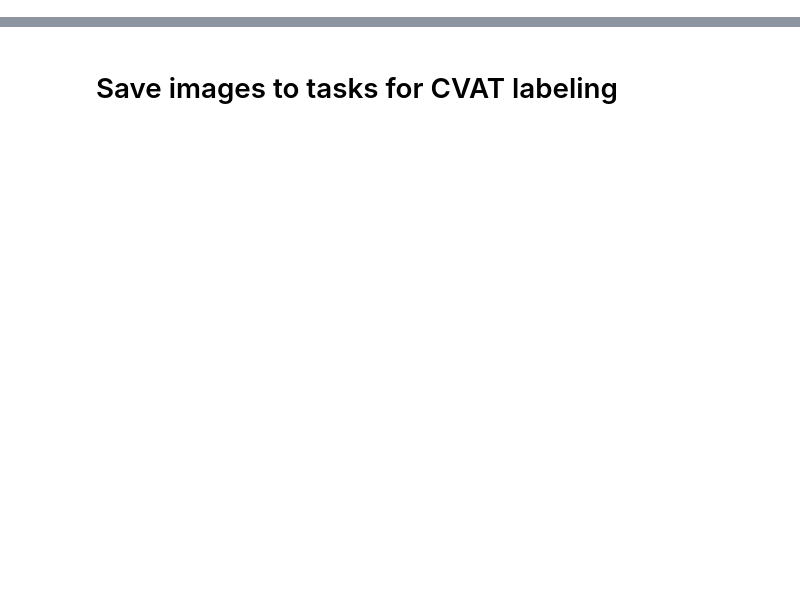
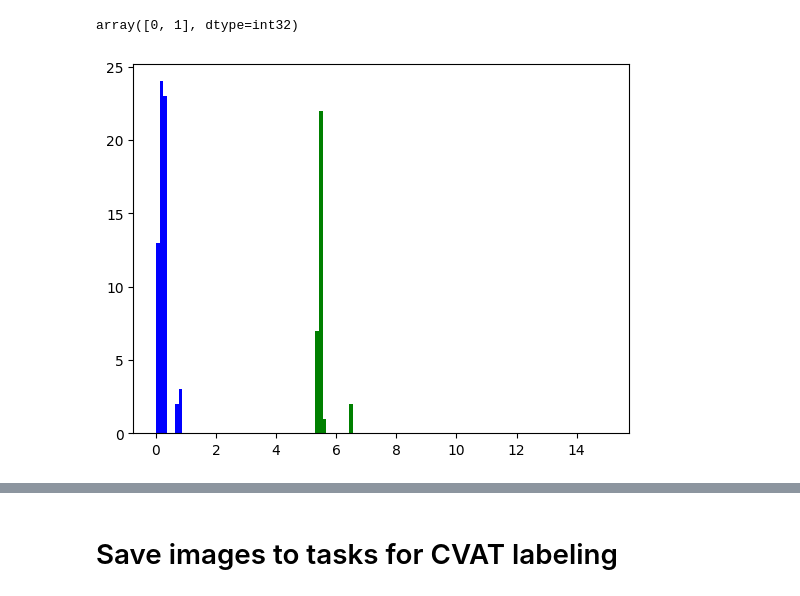
Before and after one commit to trevor-chan/deep_TEE, a Jupyter notebook: tasks/pre_post_prediction/preop_postop_prediction.ipynb, the cells around one changed output, grey strips where cells are left out. Saved outputs shown, nothing was run; the diff lists cells and outputs as text; code cells hidden in the pictures; blank space fills up the shorter version.

```diff
--- a/tasks/pre_post_prediction/preop_postop_prediction.ipynb
+++ b/tasks/pre_post_prediction/preop_postop_prediction.ipynb
@@ -23,9 +26,9 @@ from sklearn.cluster import KMeans, DBSCAN
 # %%
 home_path = os.path.expanduser('~/')
-images_path = f'/home/trevor/repos/ECHO-ML-View/data/first_transfer'
+images_path = f'/data/deep_tee/first_transfer'
 # %%
 subject_list = []
-for subject in tqdm.tqdm(natsorted(glob.glob(images_path + '/*/*/'))):
+for subject in tqdm.tqdm(natsorted(glob.glob(images_path + '/*/'))):
     dicom_list = []
     for dicom in natsorted(glob.glob(subject + '/*.dcm')):
         dicom_list.append(dicom)
@@ -78,0 +103,13 @@ def process_and_save(subject, savepath='./predictions'):
+# %%
+subject = process_and_save(subject_list[1500], save=False)
+# %%
+np.unique(np.array(subject['prepost_pred']))
+# %% [output]
+array([0, 1], dtype=int32)
+# %%
+plt.hist(list(subject.loc[subject['prepost_pred'] == 0]['time']), bins=np.linspace(0, 15, 120), label='pre op', color='b')
+plt.hist(list(subject.loc[subject['prepost_pred'] == 1]['time']), bins=np.linspace(0, 15, 120), label='post op', color='g')
+plt.hist(list(subject.loc[subject['prepost_pred'] ==-1]['time']), bins=np.linspace(0, 15, 120), label='intra op', color='r')
+plt.show()
+# %% [output]
+[figure, added]
```
Also changed, not shown: parts of 9 cells of this notebook, 31 other files.
